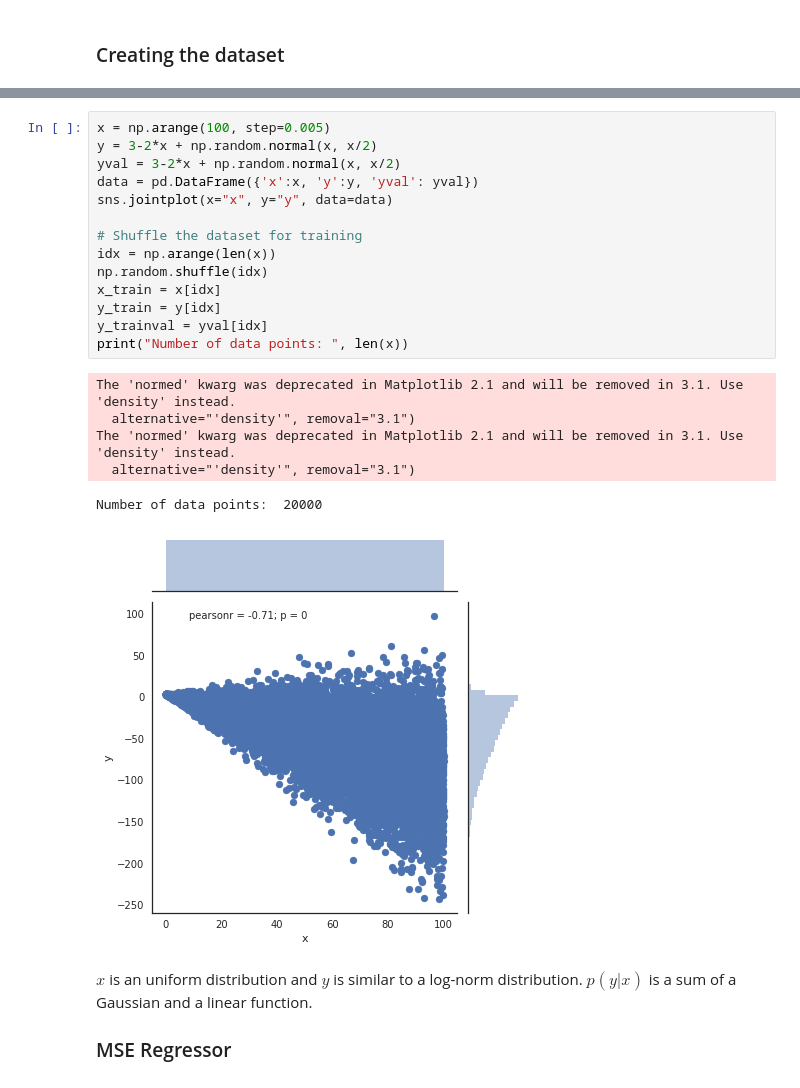
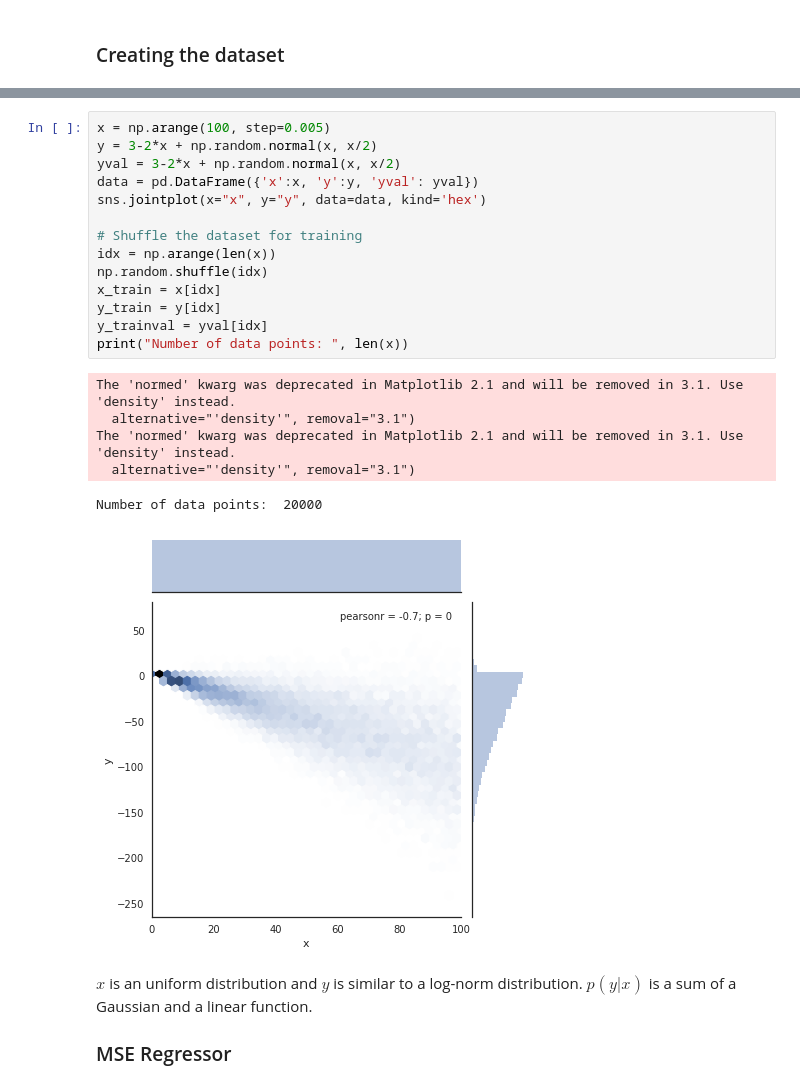
Before and after one commit to thongonary/Thoughts, a Jupyter notebook: Uncertainty quantification for regression.ipynb, the cells around one changed output, grey strips where cells are left out. Saved outputs shown, nothing was run; the diff lists cells and outputs as text.

Commit message:
hex plot

```diff
--- a/Uncertainty quantification for regression.ipynb
+++ b/Uncertainty quantification for regression.ipynb
@@ -37,24 +38,24 @@ gpu-4-culture-plate-sm  Thu Jul 25 07:03:18 2019
 # %%
 x = np.arange(100, step=0.005)
 y = 3-2*x + np.random.normal(x, x/2)
 yval = 3-2*x + np.random.normal(x, x/2)
 data = pd.DataFrame({'x':x, 'y':y, 'yval': yval})
-sns.jointplot(x="x", y="y", data=data)
+sns.jointplot(x="x", y="y", data=data, kind='hex')
 
 # Shuffle the dataset for training
 idx = np.arange(len(x))
 np.random.shuffle(idx)
 x_train = x[idx]
 y_train = y[idx]
 y_trainval = yval[idx]
 print("Number of data points: ", len(x))
 # %% [output]
 The 'normed' kwarg was deprecated in Matplotlib 2.1 and will be removed in 3.1. Use 'density' instead.
   alternative="'density'", removal="3.1")
 The 'normed' kwarg was deprecated in Matplotlib 2.1 and will be removed in 3.1. Use 'density' instead.
   alternative="'density'", removal="3.1")
 Number of data points:  20000
-[figure, old version]
+[figure, new version]
 # %% [markdown]
 $x$ is an uniform distribution and $y$ is similar to a log-norm distribution. $p(y|x)$ is a sum of a Gaussian and a linear function.
 
```
Also changed, not shown: parts of 1 cell of this notebook.
